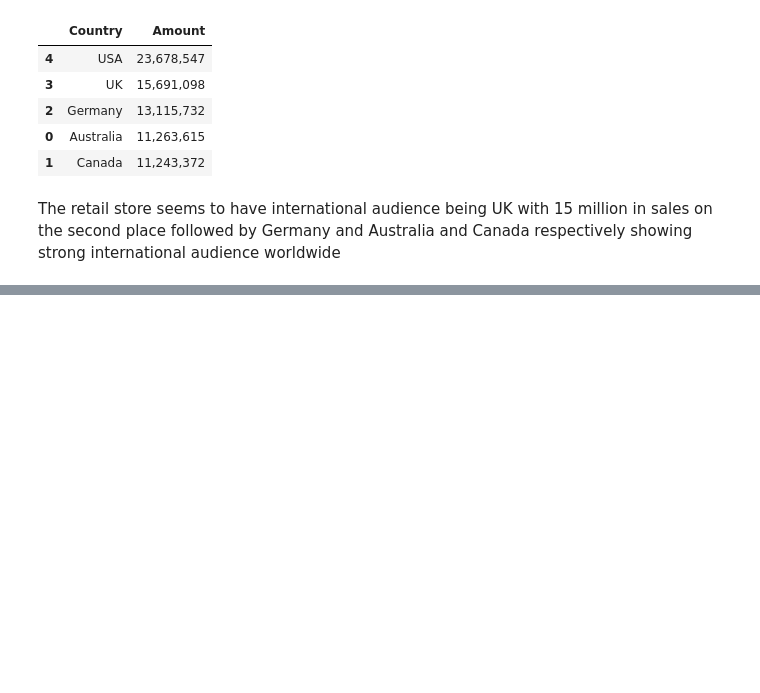
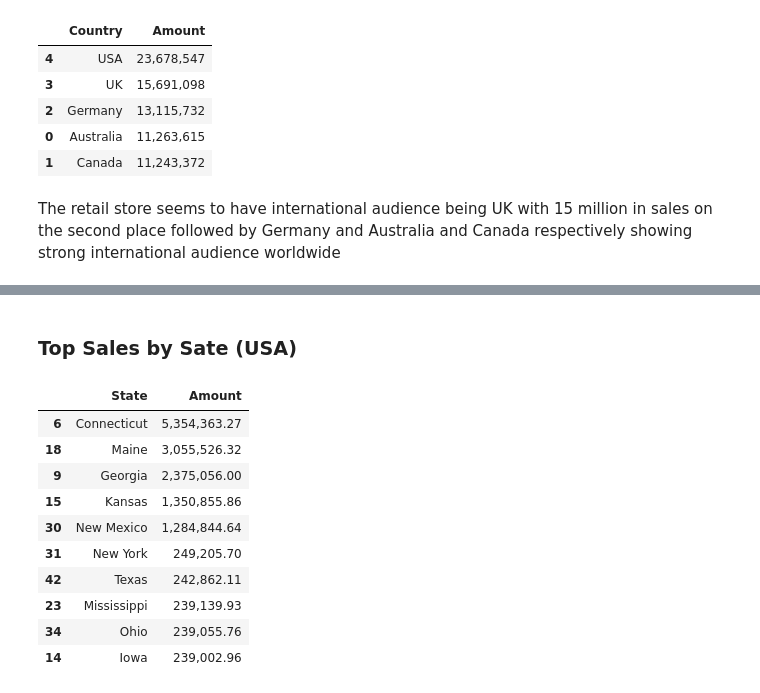
Before and after one commit to BipinNeupane/Spending-pattern-Analysis, a Jupyter notebook: notebook.ipynb, the cells around one changed output, grey strips where cells are left out. Cells and saved outputs as stored; diff of their text form; code cells hidden in the pictures; blank space fills up the shorter version.

Commit message:
spending by state

```diff
--- a/notebook.ipynb
+++ b/notebook.ipynb
@@ -180,0 +166,24 @@ df
+# %% [markdown]
+### Top Sales by Sate (USA)
+# %%
+country = 'USA'
+
+country_df = df[df['Country'] == country]
+grouped_df = country_df.groupby('State')['Amount'].sum().reset_index()
+
+grouped_df_sorted = grouped_df.sort_values('Amount', ascending=False)
+grouped_df_sorted['Amount'] = grouped_df_sorted['Amount'].apply(lambda x: f"{x:,.2f}")
+# %%
+grouped_df_sorted[:10]
+# %% [output]
+|  | State | Amount |
+| 6 | Connecticut | 5,354,363.27 |
+| 18 | Maine | 3,055,526.32 |
+| 9 | Georgia | 2,375,056.00 |
+| 15 | Kansas | 1,350,855.86 |
+| 30 | New Mexico | 1,284,844.64 |
+| 31 | New York | 249,205.70 |
+| 42 | Texas | 242,862.11 |
+| 23 | Mississippi | 239,139.93 |
+| 34 | Ohio | 239,055.76 |
+| 14 | Iowa | 239,002.96 |
```
Also changed, not shown: parts of 4 cells of this notebook.
